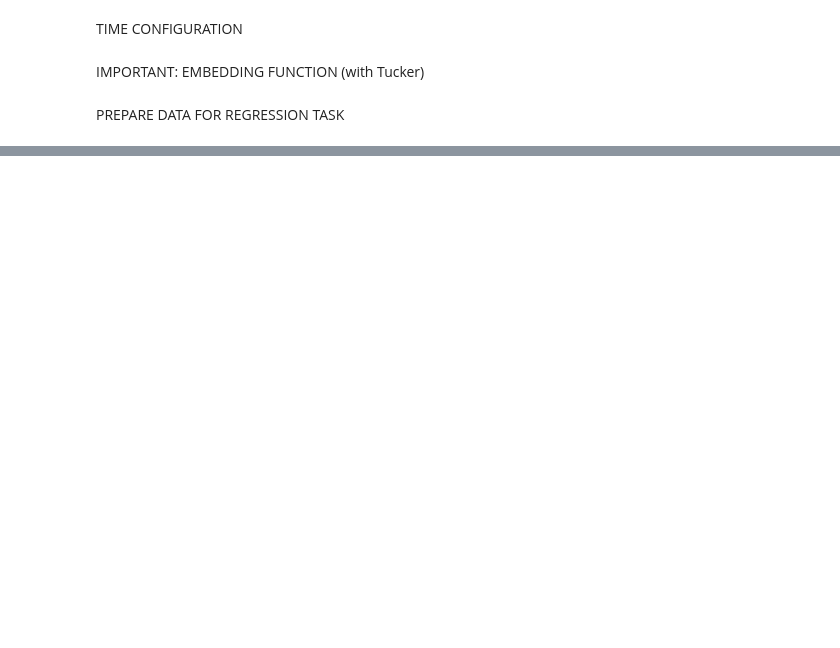
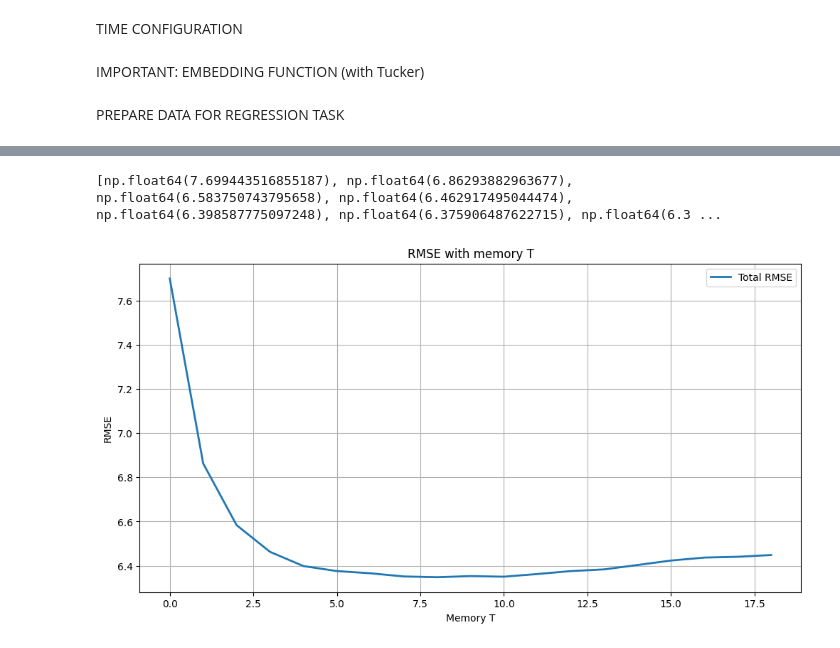
Before and after one commit to ArmanddeCacqueray/Rebalancig_final_repository, a Jupyter notebook: z_benchmark/moyenne.ipynb, the cells around one changed output, grey strips where cells are left out. Drawn from its saved outputs; the diff is of its cells as text; code cells hidden in the pictures; blank space fills up the shorter version.

```diff
--- a/z_benchmark/moyenne.ipynb
+++ b/z_benchmark/moyenne.ipynb
@@ -217,0 +149,11 @@ PREDICTION FUNCTIONS
+# %%
+def preds_for_all_weeks(T, Y):
+    n_stations, n_weeks, n_hours = Y.shape
+    pred_all_weeks = np.zeros((n_stations, n_weeks-(T+1), n_hours))
+
+    # Loop over each week and compute predictions
+    for week in range(T+1, n_weeks):
+        pred = pred_for_time(T, Y[:, :week+1, :])
+        pred_all_weeks[:, week-(T+1), :] = pred
+
+    return pred_all_weeks
@@ -217,0 +234,23 @@ PREDICTION FUNCTIONS
+# %%
+def glob_rmse(T_range, Y):
+    glob_rmse = []
+    for T in T_range:
+        predss = preds_for_all_weeks(T, Y)
+        comp_rmse = np.sqrt(np.mean((Y[:, -(n_weeks-(T+1)):, :]- predss)**2))
+        glob_rmse.append(comp_rmse)
+    print(glob_rmse)
+    return np.array(glob_rmse)
+# %%
+glob_rmse = glob_rmse(range(1,20),Y)
+plt.figure(figsize=(12, 6))
+
+plt.plot(glob_rmse, linewidth=2, label=f'Total RMSE')
+plt.xlabel('Memory T')
+plt.ylabel('RMSE')
+plt.title('RMSE with memory T')
+plt.legend()
+plt.grid(True)
+plt.show()
+# %% [output]
+[np.float64(7.699443516855187), np.float64(6.86293882963677), np.float64(6.583750743795658), np.float64(6.462917495044474), np.float64(6.398587775097248), np.float64(6.375906487622715), np.float64(6.3 ...
+[figure, added]
```
Also changed, not shown: parts of 15 cells of this notebook.
